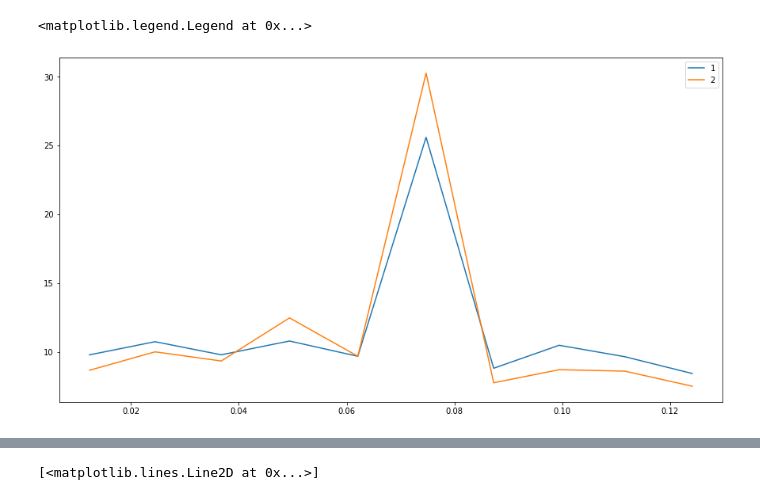
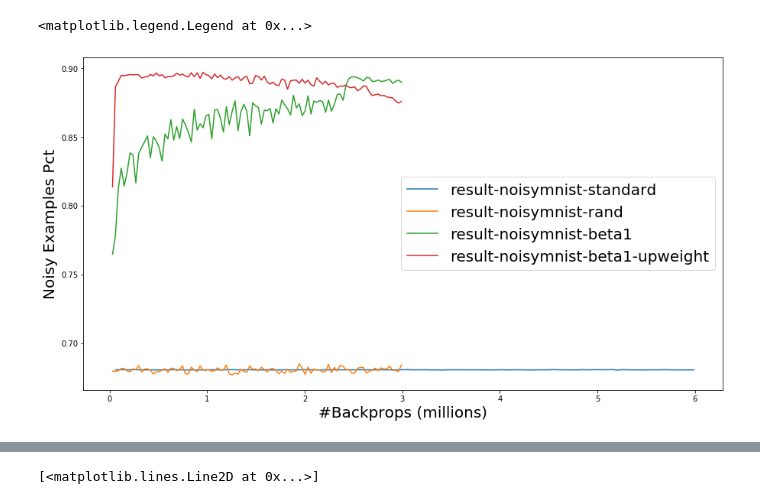
Before and after one commit to TengHu/TrainingDynamics, a Jupyter notebook: notebooks/SB.ipynb, the cells around one changed output, grey strips where cells are left out. Drawn from its saved outputs; the diff is of its cells as text; code cells hidden in the pictures.

```diff
--- a/notebooks/SB.ipynb
+++ b/notebooks/SB.ipynb
@@ -77,7 +90,15 @@ Progress: 100.00 %, 9.059906005859375e-06 Seconds
 # %%
+# cifar
 pct0 = np.load("dataset_overrides/cifar10/0pct_random_label.npy")
 pct25 = np.load("dataset_overrides/cifar10/25pct_random_label.npy")
 noise = set(np.array(range(len(pct0)))[pct0 != pct25])
+
+
+
+# mnist
+pct0 = np.load("dataset_overrides/mnist/0pct_random_label.npy")
+pct75 = np.load("dataset_overrides/mnist/75pct_random_label.npy")
+noise = set(np.array(range(len(pct0)))[pct0 != pct75])
 # %%
 #[j for j in results[dname]['train'][0]['train_loss']]
 
@@ -109,48 +153,56 @@ for i in results["result-standard"]['train'][0]['examples']:
 # %%
 def count_noisy_examples(name):
     get_examples = lambda x:  [xx[0] for xx in x]
-    return [np.mean([len(noise.intersection(get_examples(j))) / 128 for j in i]) for i in results[name]['train'][0]['examples']]
+    #return [len(noise.intersection(get_examples(j)))  for i in results[dname]['train'][0]['examples'] for j in i]
+
+    return [np.mean([len(noise.intersection(get_examples(j))) / 512 for j in i]) for i in results[name]['train'][0]['examples']]
 
 def train_loss(name):
     return [np.mean([np.mean([k[1] for k in j]) for j in i]) for i in results[name]['train'][0]['examples']]
 
 
 def count_noise_in_correct(name):
-    return [np.mean([len(noise.intersection(j)) / 128 for j in i ]) for i in results[dname]['train'][0]['correct_pred']]
+    return [np.mean([len(noise.intersection(j)) for j in i ]) for i in results[dname]['train'][0]['correct_pred']]
 
 def train_pred1(name):
     return [np.mean(i) for i in results[name]['train'][0]['train_pred1']]
 
 def noisy_loss(name):
     return [np.mean([np.mean([k[1] for k in j if k[0] in noise]) for j in i]) for i in results[name]['train'][0]['examples']]
 
 
 
 '''fig, ax = plt.subplots(figsize=(15, 8))
 for dname in directories:
     num_backprops = np.cumsum(results[dname]['train'][0]['epoch_backprops'])
     plt.plot(num_backprops, train_loss(dname))
     plt.plot(num_backprops, noisy_loss(dname))
 plt.legend([1,2])   '''
 
 
 
 fig, ax = plt.subplots(figsize=(15, 8))
 for dname in directories:
     num_backprops = np.cumsum(results[dname]['train'][0]['epoch_backprops'])
 
-    #plt.plot(num_backprops, train_loss(dname))
+    plt.plot(num_backprops / 1e+6, count_noisy_examples(dname))
+
+
+
+    #plt.plot(num_backprops, count_noisy_examples(dname))
     #plt.plot(num_backprops, noisy_loss(dname))
 
     # [np.mean([k[1] for k in j]) for i in results[dname]['train'][0]['examples'] for j in i]
 
-    plt.plot(num_backprops / 1e+6, [np.mean([np.mean([k[1] for k in j if k[0]]) for j in i]) for i in results[dname]['train'][0]['examples']])
-    plt.plot(num_backprops / 1e+6, [np.mean([np.mean([k[1] for k in j if k[0] in noise ]) for j in i]) for i in results[dname]['train'][0]['examples']])
+    #plt.plot(num_backprops / 1e+6, [np.mean([np.mean([k[1] for k in j if k[0]]) for j in i]) for i in results[dname]['train'][0]['examples']])
+    #plt.plot(num_backprops / 1e+6, [np.mean([np.mean([k[1] for k in j if k[0] in noise ]) for j in i]) for i in results[dname]['train'][0]['examples']])
 
-plt.legend([1,2])
+ax.set_xlabel("#Backprops (millions)", size=20)
+ax.set_ylabel("Noisy Examples Pct", size=20)
+plt.legend(directories,  fontsize=20)
 # %% [output]
 <matplotlib.legend.Legend at 0x...>
-[figure, old version]
+[figure, new version]
 # %%
 fig, ax = plt.subplots(figsize=(15, 8))
 
```
Also changed, not shown: parts of 12 cells of this notebook.
